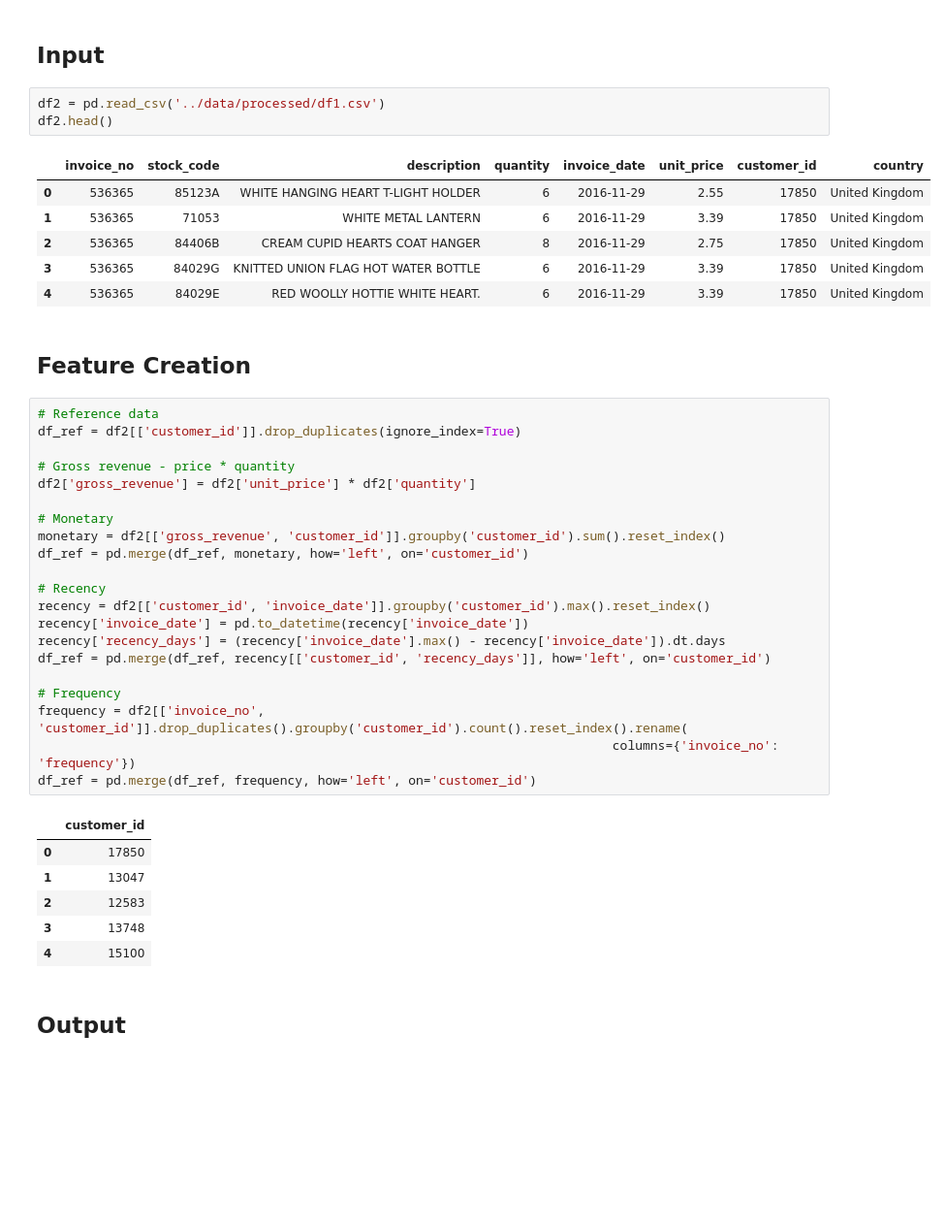
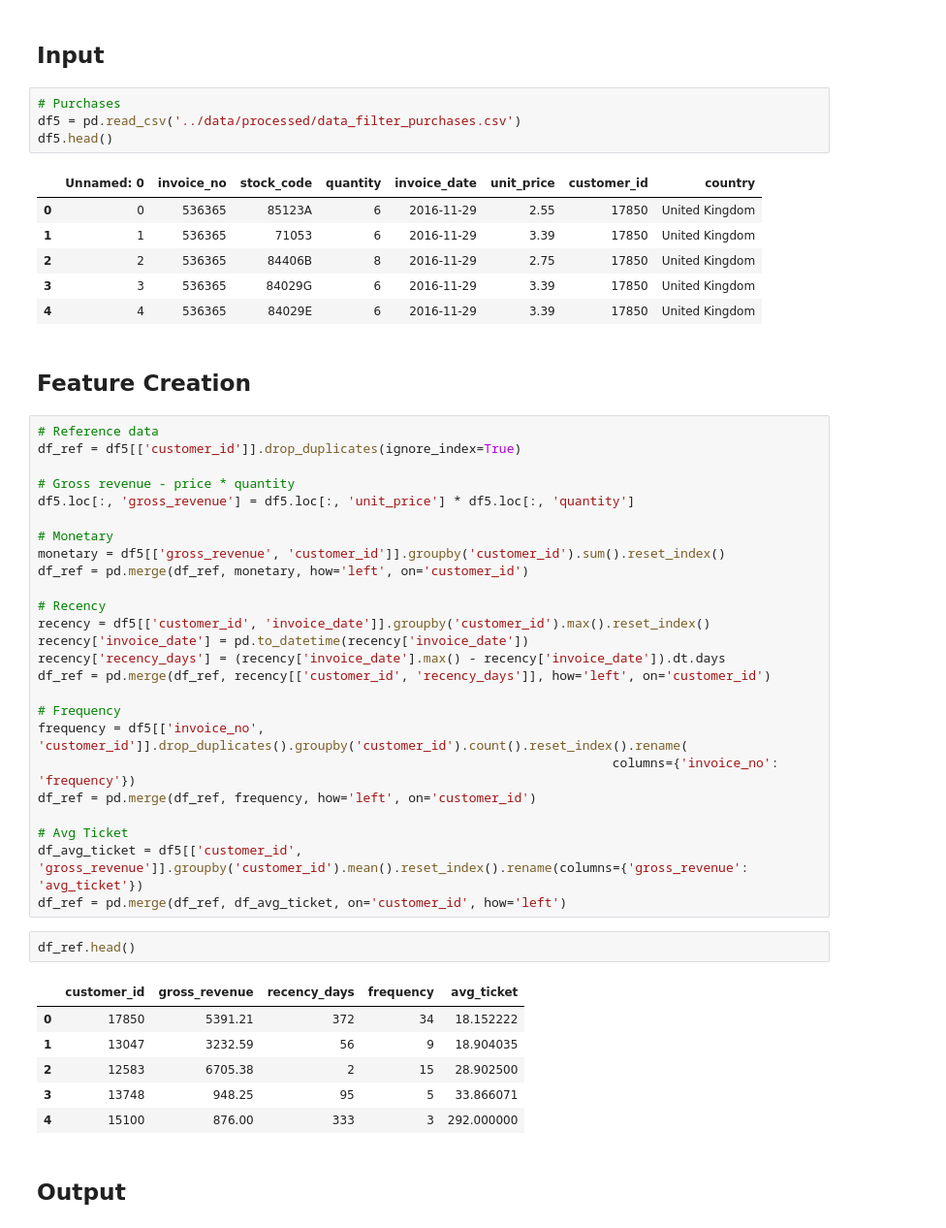
Before and after one commit to MarcosRMG/insiders_clustering, a Jupyter notebook: notebooks/insiders_clustering.ipynb, the cells around one changed output. Shown at 97% size. Cells and saved outputs as stored; diff of their text form; blank space fills up the shorter version.

```diff
--- a/notebooks/insiders_clustering.ipynb
+++ b/notebooks/insiders_clustering.ipynb
@@ -259,45 +426,52 @@ df1.to_csv('../data/processed/df1.csv', index=False)
 # %% [markdown]
 ## Input
 # %%
-df2 = pd.read_csv('../data/processed/df1.csv')
-df2.head()
+# Purchases
+df5 = pd.read_csv('../data/processed/data_filter_purchases.csv')
+df5.head()
 # %% [output]
-|  | invoice_no | stock_code | description | quantity | invoice_date | unit_price | customer_id | country |
-| 0 | 536365 | 85123A | WHITE HANGING HEART T-LIGHT HOLDER | 6 | 2016-11-29 | 2.55 | 17850 | United Kingdom |
-| 1 | 536365 | 71053 | WHITE METAL LANTERN | 6 | 2016-11-29 | 3.39 | 17850 | United Kingdom |
-| 2 | 536365 | 84406B | CREAM CUPID HEARTS COAT HANGER | 8 | 2016-11-29 | 2.75 | 17850 | United Kingdom |
-| 3 | 536365 | 84029G | KNITTED UNION FLAG HOT WATER BOTTLE | 6 | 2016-11-29 | 3.39 | 17850 | United Kingdom |
-| 4 | 536365 | 84029E | RED WOOLLY HOTTIE WHITE HEART. | 6 | 2016-11-29 | 3.39 | 17850 | United Kingdom |
+|  | Unnamed: 0 | invoice_no | stock_code | quantity | invoice_date | unit_price | customer_id | country |
+| 0 | 0 | 536365 | 85123A | 6 | 2016-11-29 | 2.55 | 17850 | United Kingdom |
+| 1 | 1 | 536365 | 71053 | 6 | 2016-11-29 | 3.39 | 17850 | United Kingdom |
+| 2 | 2 | 536365 | 84406B | 8 | 2016-11-29 | 2.75 | 17850 | United Kingdom |
+| 3 | 3 | 536365 | 84029G | 6 | 2016-11-29 | 3.39 | 17850 | United Kingdom |
+| 4 | 4 | 536365 | 84029E | 6 | 2016-11-29 | 3.39 | 17850 | United Kingdom |
 # %% [markdown]
 ## Feature Creation
 # %%
 # Reference data
-df_ref = df2[['customer_id']].drop_duplicates(ignore_index=True)
+df_ref = df5[['customer_id']].drop_duplicates(ignore_index=True)
 
 # Gross revenue - price * quantity
-df2['gross_revenue'] = df2['unit_price'] * df2['quantity']
+df5.loc[:, 'gross_revenue'] = df5.loc[:, 'unit_price'] * df5.loc[:, 'quantity']
 
 # Monetary
-monetary = df2[['gross_revenue', 'customer_id']].groupby('customer_id').sum().reset_index()
+monetary = df5[['gross_revenue', 'customer_id']].groupby('customer_id').sum().reset_index()
 df_ref = pd.merge(df_ref, monetary, how='left', on='customer_id')
 
 # Recency
-recency = df2[['customer_id', 'invoice_date']].groupby('customer_id').max().reset_index()
+recency = df5[['customer_id', 'invoice_date']].groupby('customer_id').max().reset_index()
 recency['invoice_date'] = pd.to_datetime(recency['invoice_date'])
 recency['recency_days'] = (recency['invoice_date'].max() - recency['invoice_date']).dt.days
 df_ref = pd.merge(df_ref, recency[['customer_id', 'recency_days']], how='left', on='customer_id')
 
 # Frequency
-frequency = df2[['invoice_no', 'customer_id']].drop_duplicates().groupby('customer_id').count().reset_index().rename(
+frequency = df5[['invoice_no', 'customer_id']].drop_duplicates().groupby('customer_id').count().reset_index().rename(
                                                                             columns={'invoice_no': 'frequency'})
 df_ref = pd.merge(df_ref, frequency, how='left', on='customer_id')
+
+# Avg Ticket
+df_avg_ticket = df5[['customer_id', 'gross_revenue']].groupby('customer_id').mean().reset_index().rename(columns={'gross_revenue': 'avg_ticket'})
+df_ref = pd.merge(df_ref, df_avg_ticket, on='customer_id', how='left')
-# %% [output]
-|  | customer_id |
-| 0 | 17850 |
-| 1 | 13047 |
-| 2 | 12583 |
-| 3 | 13748 |
-| 4 | 15100 |
+# %%
+df_ref.head()
+# %% [output]
+|  | customer_id | gross_revenue | recency_days | frequency | avg_ticket |
+| 0 | 17850 | 5391.21 | 372 | 34 | 18.152222 |
+| 1 | 13047 | 3232.59 | 56 | 9 | 18.904035 |
+| 2 | 12583 | 6705.38 | 2 | 15 | 28.902500 |
+| 3 | 13748 | 948.25 | 95 | 5 | 33.866071 |
+| 4 | 15100 | 876.00 | 333 | 3 | 292.000000 |
 # %% [markdown]
 ## Output
 # %%
```
Also changed, not shown: parts of 30 cells of this notebook.
